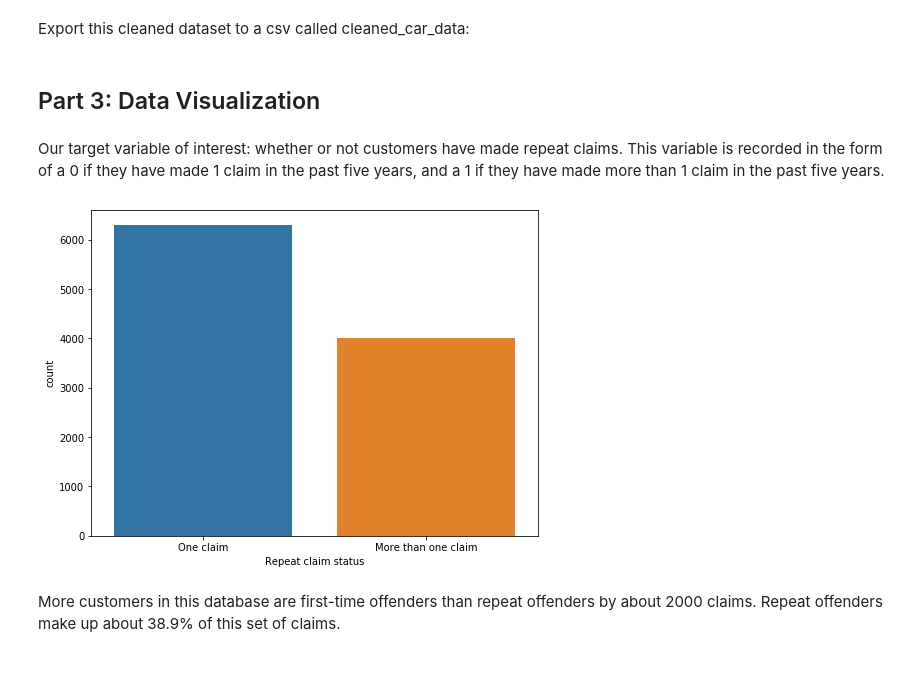
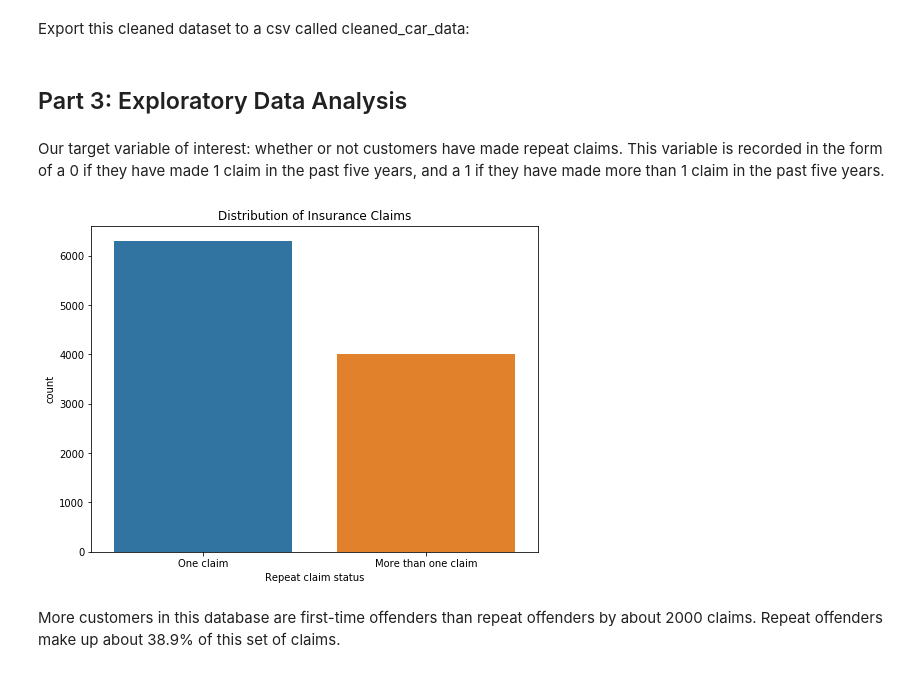
Before and after one commit to akashmavle5/EDA-ML-Car-Insurance, a Jupyter notebook: EDA and Machine Learning - Car Insurance Claims.ipynb, the cells around one changed output. Drawn from its saved outputs; the diff is of its cells as text; code cells hidden in the pictures.

```diff
--- a/EDA and Machine Learning - Car Insurance Claims.ipynb
+++ b/EDA and Machine Learning - Car Insurance Claims.ipynb
@@ -320,17 +320,18 @@ df.to_csv('cleaned_car_data.csv', index=False)
 # read in our data
 df = pd.read_csv('cleaned_car_data.csv')
 # %% [markdown]
-## Part 3: Data Visualization
+## Part 3: Exploratory Data Analysis
 # %% [markdown]
 Our target variable of interest: whether or not customers have made repeat claims. This variable is recorded in the form of a 0 if they have made 1 claim in the past five years, and a 1 if they have made more than 1 claim in the past five years.
 # %%
 figure(figsize=(8,6))
 sns.countplot(x='REPEAT',data=df)
 plt.xlabel('Repeat claim status')
 plt.xticks([0,1],labels=['One claim','More than one claim'])
+plt.title('Distribution of Insurance Claims')
 plt.show()
 # %% [output]
-[figure, old version]
+[figure, new version]
 # %% [markdown]
 More customers in this database are first-time offenders than repeat offenders by about 2000 claims. Repeat offenders make up about 38.9% of this set of claims.
 # %% [markdown]
```
Also changed, not shown: parts of 5 cells of this notebook.
